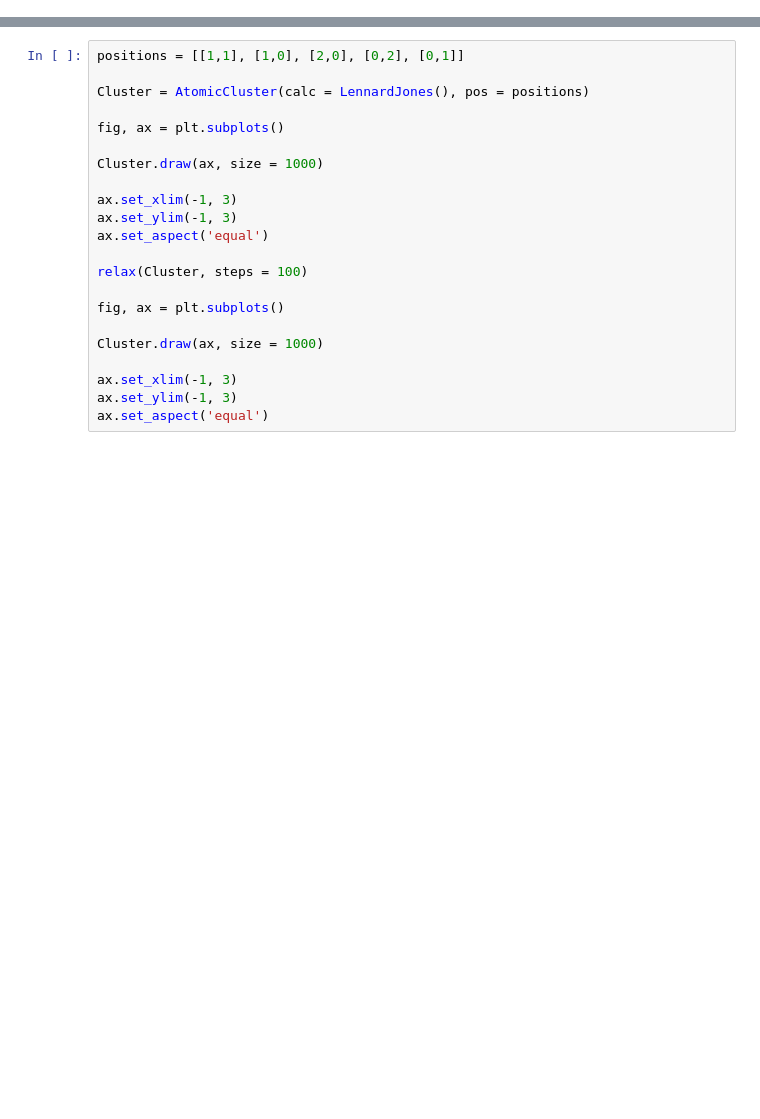
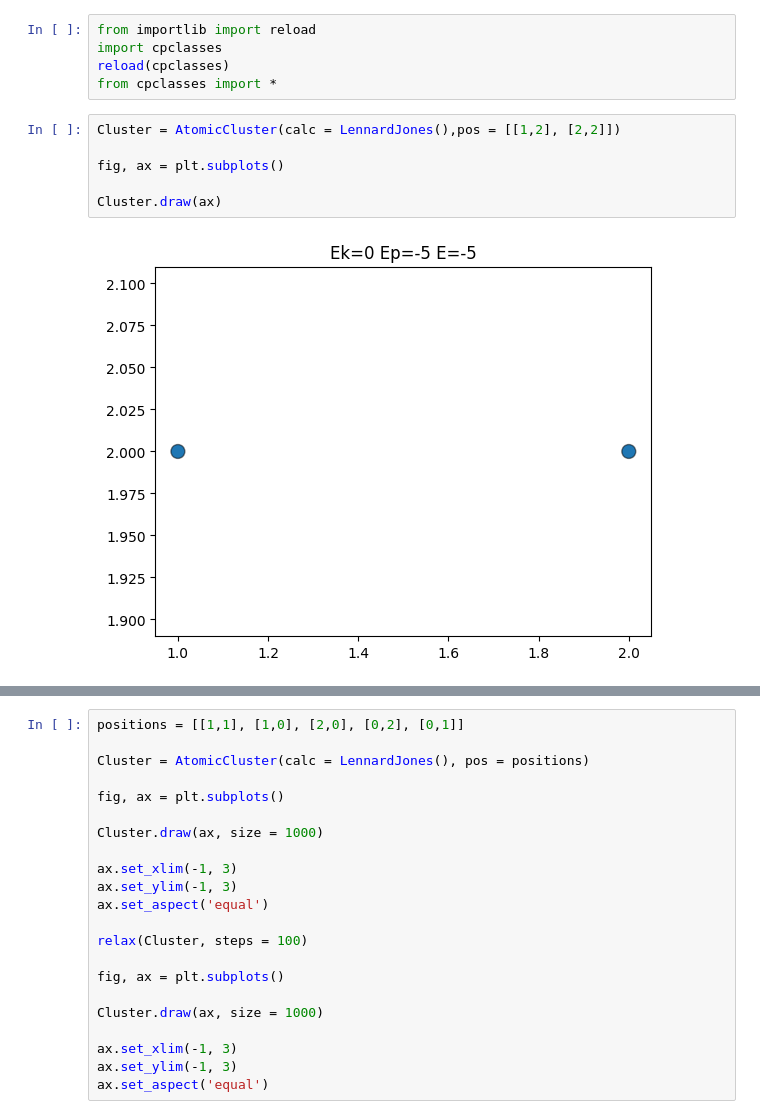
Before and after one commit to TobiasJohannessen/TobiasJohannessen.github.io, a Jupyter notebook: Computational Physics/Exercises/Week 7/Exercise 36.ipynb, the cells around one changed output, grey strips where cells are left out. Drawn from its saved outputs; the diff is of its cells as text; blank space fills up the shorter version.

```diff
--- a/Computational Physics/Exercises/Week 7/Exercise 36.ipynb
+++ b/Computational Physics/Exercises/Week 7/Exercise 36.ipynb
@@ -25,3 +1,16 @@ ImportError: attempted relative import with no known parent package
+# %%
+from importlib import reload
+import cpclasses
+reload(cpclasses)
+from cpclasses import *
+# %%
+Cluster = AtomicCluster(calc = LennardJones(),pos = [[1,2], [2,2]])
+
+fig, ax = plt.subplots()
+
+Cluster.draw(ax)
+# %% [output]
+[figure, added]
 # %%
 PS = PeriodicSystem(LennardJones(), pos = [1,2])
 print(PS)
```
Also changed, not shown: parts of 3 cells of this notebook, 23 other files.
